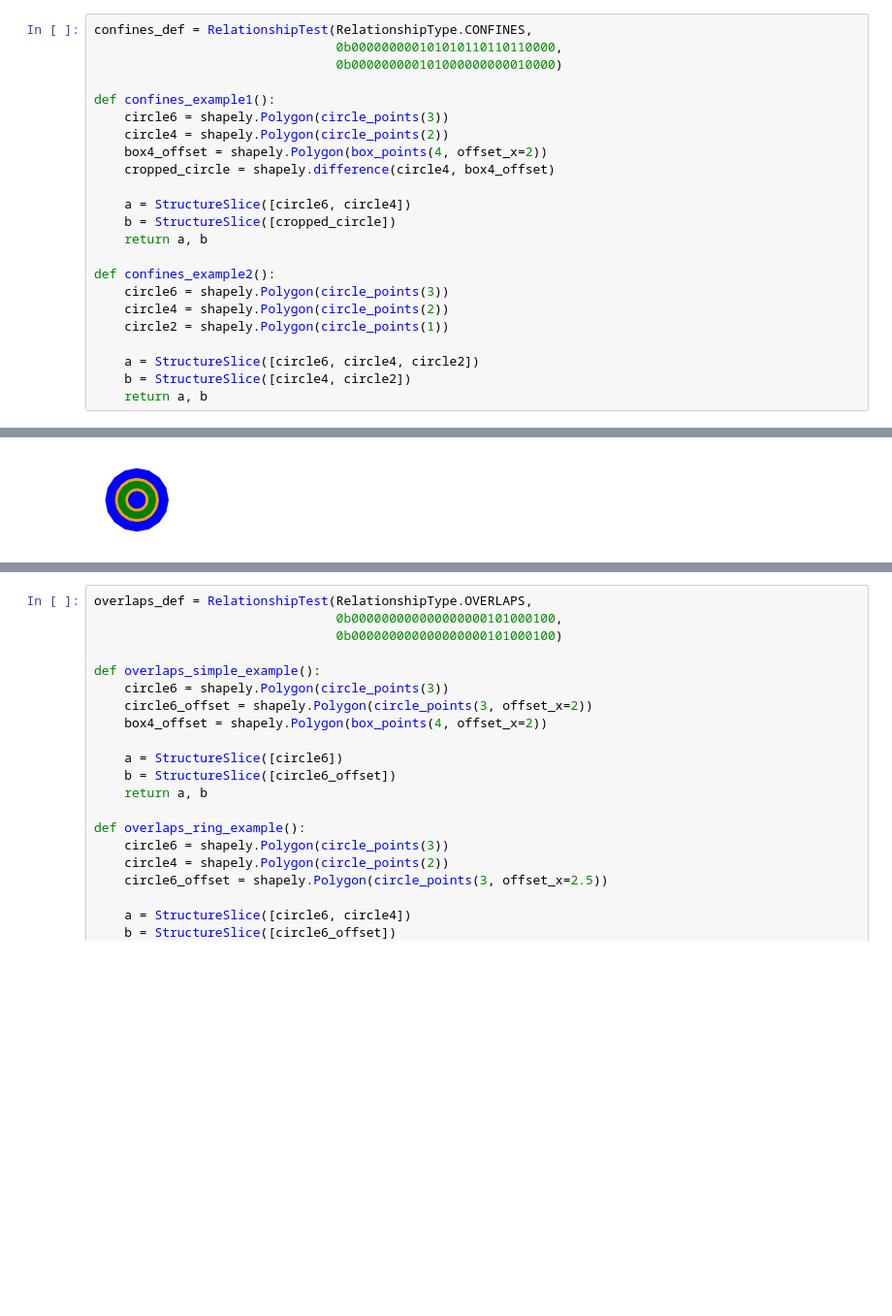
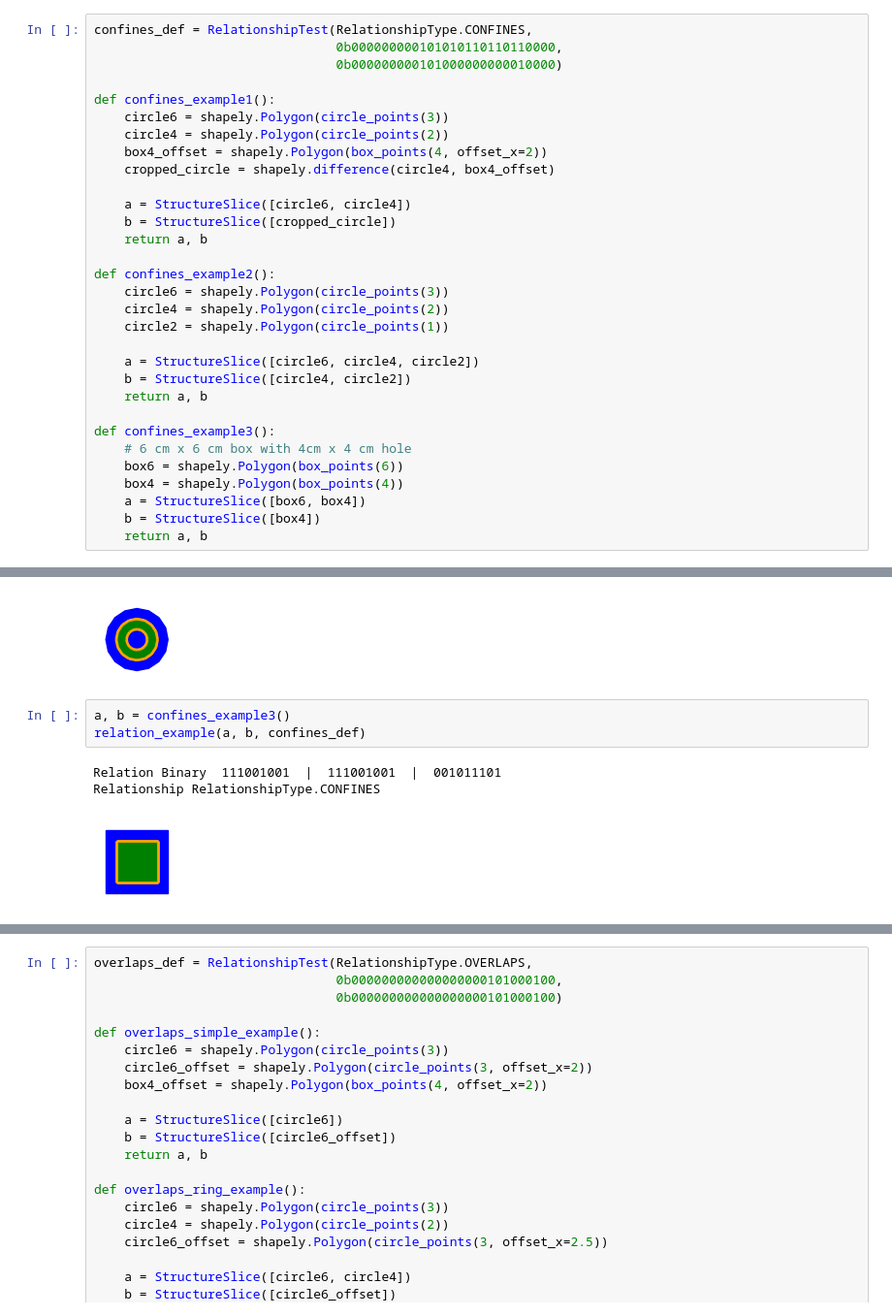
Before and after one commit to GregSal/StructureRelations, a Jupyter notebook: src/ContourRelationTests.ipynb, the cells around one changed output, grey strips where cells are left out. Shown at 97% size. Drawn from its saved outputs; the diff is of its cells as text; blank space fills up the shorter version.

Commit message:
Identified logic error for RelationShip Tests

```diff
--- a/src/ContourRelationTests.ipynb
+++ b/src/ContourRelationTests.ipynb
@@ -510,6 +510,14 @@ def confines_example2():
     a = StructureSlice([circle6, circle4, circle2])
     b = StructureSlice([circle4, circle2])
     return a, b
+
+def confines_example3():
+    # 6 cm x 6 cm box with 4cm x 4 cm hole
+    box6 = shapely.Polygon(box_points(6))
+    box4 = shapely.Polygon(box_points(4))
+    a = StructureSlice([box6, box4])
+    b = StructureSlice([box4])
+    return a, b
 # %%
 print('Confines Mask', bin_format(confines_def.mask))
 print('Confines Value', bin_format(confines_def.value))
@@ -529,6 +537,13 @@ relation_example(a, b, confines_def)
 Relation Binary  111001001  |  111001001  |  001011101
 Relationship RelationshipType.CONFINES
 [figure]
+# %%
+a, b = confines_example3()
+relation_example(a, b, confines_def)
+# %% [output]
+Relation Binary  111001001  |  111001001  |  001011101
+Relationship RelationshipType.CONFINES
+[figure, added]
 # %% [markdown]
 <link rel="stylesheet" href="relations.css">
 <table width="760px">
```
Also changed, not shown: 1 other file.
